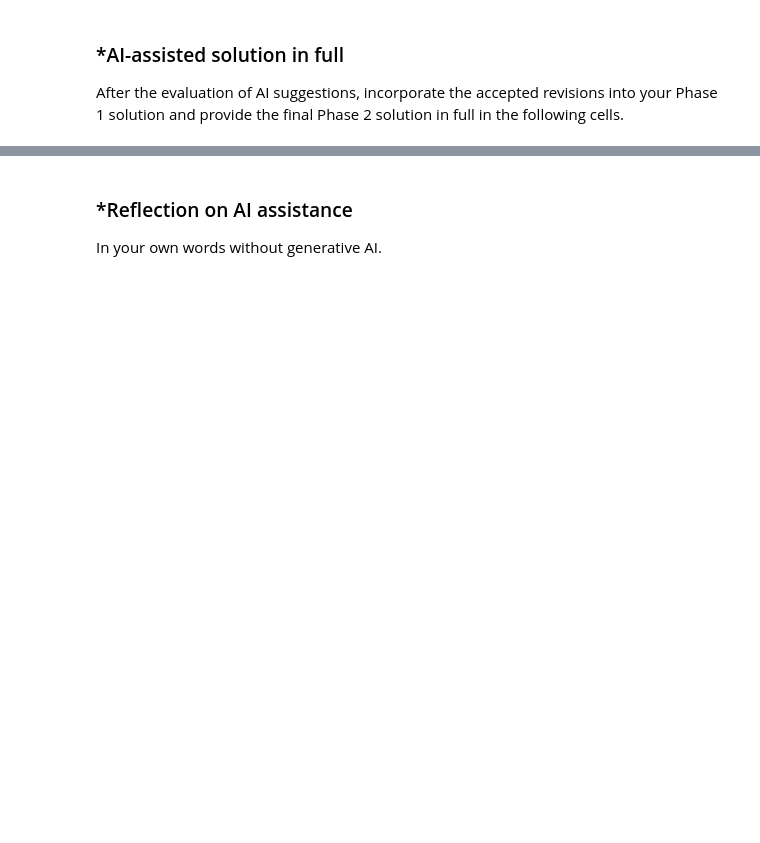
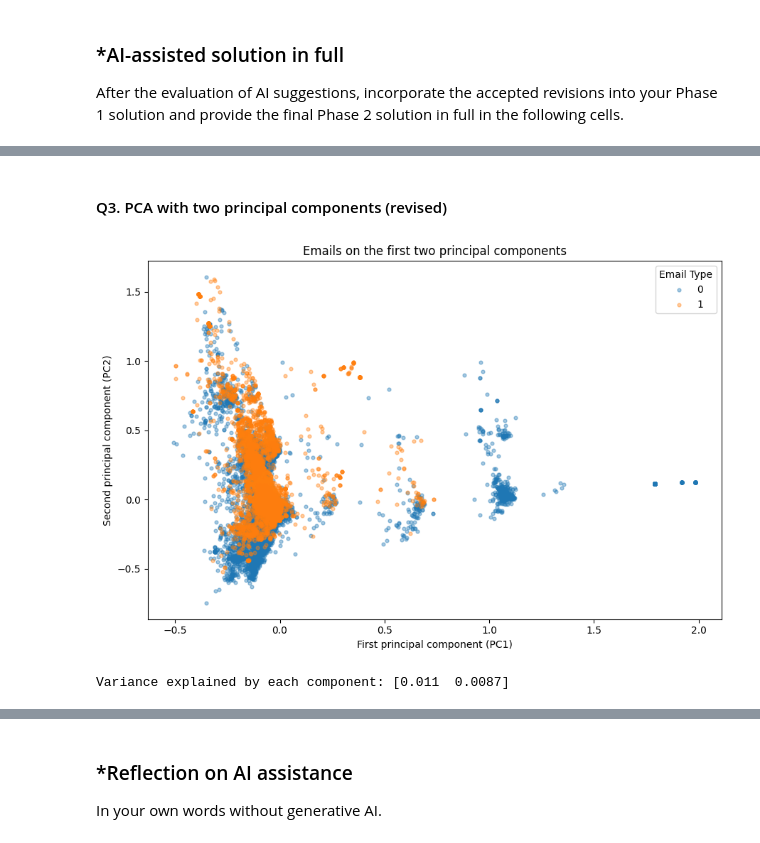
Before and after one commit to Kamal-uva/A05-pca, a Jupyter notebook: notebook.ipynb, the cells around one changed output, grey strips where cells are left out. Saved outputs shown, nothing was run; the diff lists cells and outputs as text; code cells hidden in the pictures; blank space fills up the shorter version.

```diff
--- a/notebook.ipynb
+++ b/notebook.ipynb
@@ -282,0 +377,19 @@ After the evaluation of AI suggestions, incorporate the accepted revisions into
+# %%
+# Fit the regression model and calculate R-squared.
+model = LinearRegression()
+model.fit(X_train, y_train)
+
+train_r2 = model.score(X_train, y_train)
+test_r2 = model.score(X_test, y_test)
+print("Training R-squared:", round(train_r2, 4))
+print("Test R-squared:", round(test_r2, 4))
+
+# Accepted change 3: A small table makes the coefficient signs easier to see.
+coefficients = pd.Series(model.coef_, index=X.columns)
+top_words = coefficients.abs().sort_values(ascending=False).head(15)
+coefficient_table = pd.DataFrame({
+    "Coefficient": coefficients[top_words.index],
+    "Absolute coefficient": top_words
+})
+print("Top 15 tokens by absolute coefficient:")
+print(coefficient_table.round(4))
@@ -282,0 +398,33 @@ After the evaluation of AI suggestions, incorporate the accepted revisions into
+# %% [markdown]
+#### Q3. PCA with two principal components (revised)
+# %%
+# PCA.fit() finds the directions and PCA.transform() creates scores.
+# Use the training set to learn the components (avoids test leakage).
+pca_2 = PCA(n_components=2)
+pca_2.fit(X_train)
+train_2d = pca_2.transform(X_train)
+test_2d = pca_2.transform(X_test)
+
+# Combine both sets so every email is included in the plot.
+points_2d = np.concatenate([train_2d, test_2d])
+labels = np.concatenate([y_train, y_test])
+
+# Accepted change 4: Plot the actual target values rather than assuming 0/1.
+plt.figure(figsize=(9, 6))
+for email_type in np.unique(labels):
+    matching = labels == email_type
+    plt.scatter(points_2d[matching, 0], points_2d[matching, 1],
+                label=str(email_type), alpha=0.4, s=12)
+
+plt.xlabel("First principal component (PC1)")
+plt.ylabel("Second principal component (PC2)")
+plt.title("Emails on the first two principal components")
+plt.legend(title="Email Type")
+plt.tight_layout()
+plt.show()
+
+print("Variance explained by each component:",
+      pca_2.explained_variance_ratio_.round(4))
+# %% [output]
+[figure, added]
+Variance explained by each component: [0.011  0.0087]
```
Also changed, not shown: parts of 24 cells of this notebook.
